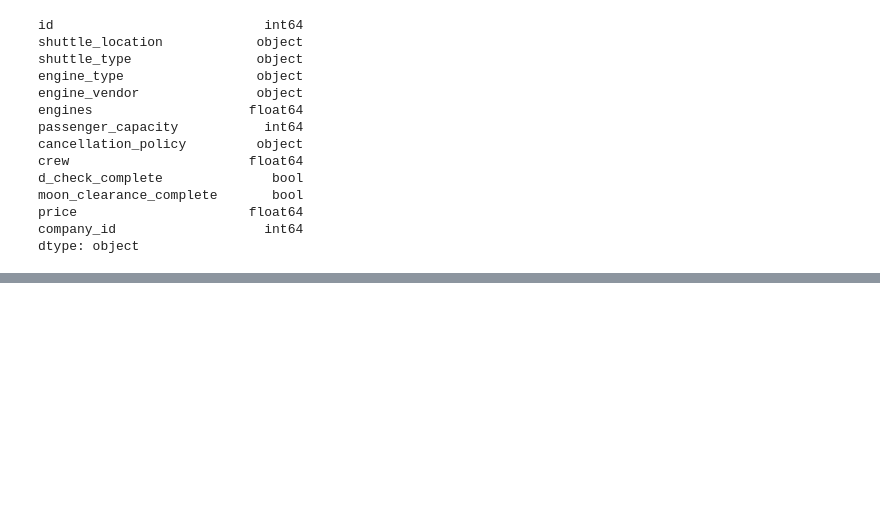
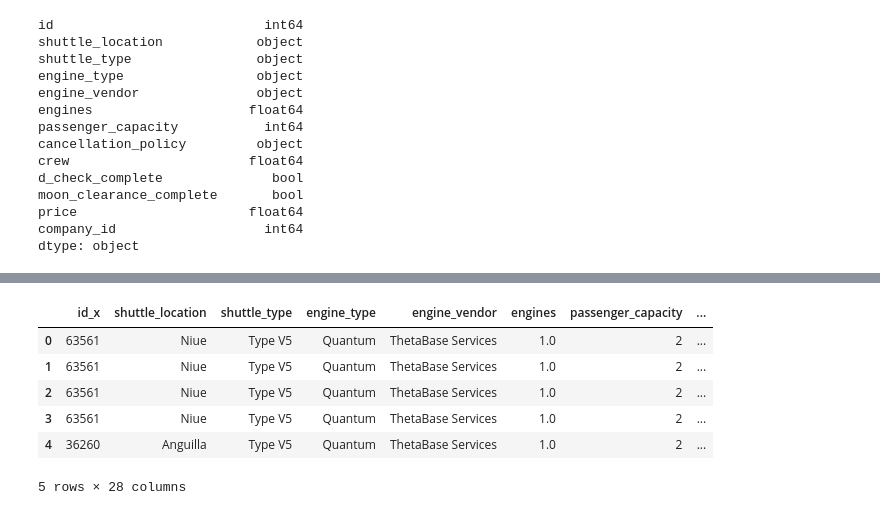
Before and after one commit to dorsaf/spaceflights, a Jupyter notebook: notebooks/data-exploration.ipynb, the cells around one changed output, grey strips where cells are left out. Saved outputs shown, nothing was run; the diff lists cells and outputs as text; code cells hidden in the pictures; blank space fills up the shorter version.

```diff
--- a/notebooks/data-exploration.ipynb
+++ b/notebooks/data-exploration.ipynb
@@ -458,0 +483,3 @@ dtype: object
+# %%
+companies = catalog.load("companies")
+companies.head()
@@ -458,0 +531,4 @@ dtype: object
+# %%
+model_input_table = reated_shuttles.merge(companies, left_on="company_id", right_on="id")
+model_input_table.head()
+# %% [output]
@@ -458,0 +536,7 @@ dtype: object
+|  | id_x | shuttle_location | shuttle_type | engine_type | engine_vendor | engines | passenger_capacity | ... |
+| 0 | 63561 | Niue | Type V5 | Quantum | ThetaBase Services | 1.0 | 2 | ... |
+| 1 | 63561 | Niue | Type V5 | Quantum | ThetaBase Services | 1.0 | 2 | ... |
+| 2 | 63561 | Niue | Type V5 | Quantum | ThetaBase Services | 1.0 | 2 | ... |
+| 3 | 63561 | Niue | Type V5 | Quantum | ThetaBase Services | 1.0 | 2 | ... |
+| 4 | 36260 | Anguilla | Type V5 | Quantum | ThetaBase Services | 1.0 | 2 | ... |
+5 rows × 28 columns
```
Also changed, not shown: parts of 9 cells of this notebook, 5 other files.
